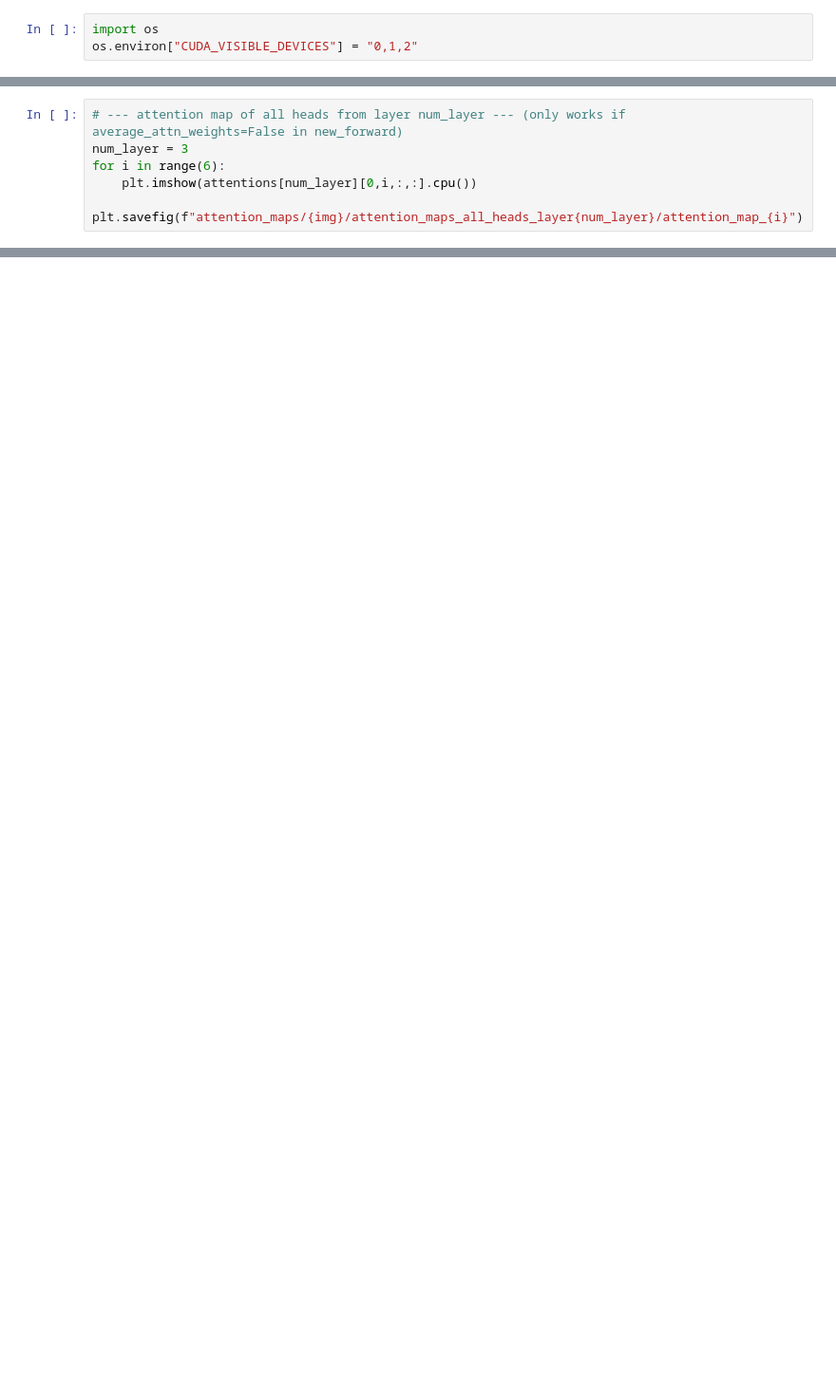
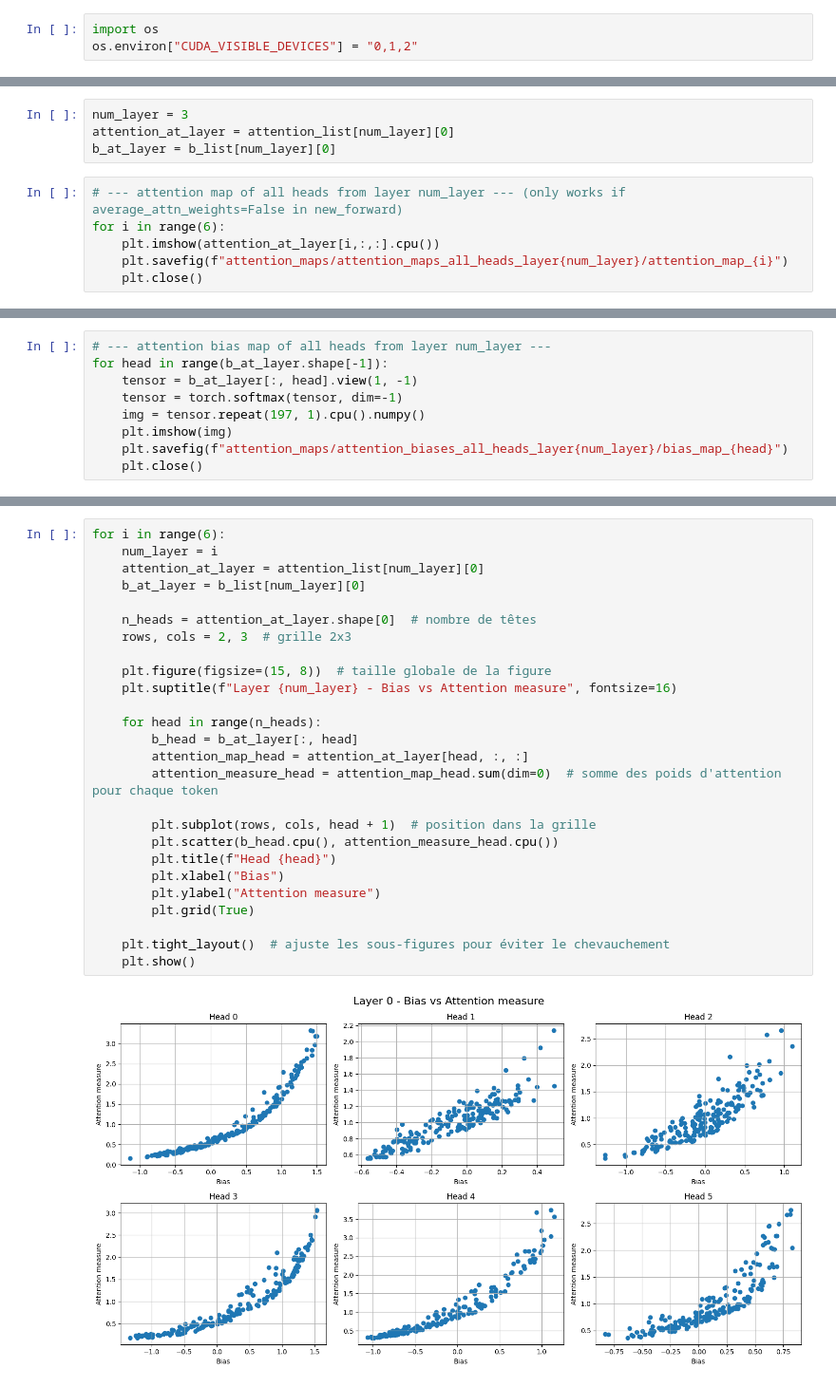
Before and after one commit to Carlosss543/attention-with-bias, a Jupyter notebook: inspect_model.ipynb, the cells around one changed output, grey strips where cells are left out. Shown at 95% size. Drawn from its saved outputs; the diff is of its cells as text; blank space fills up the shorter version.

```diff
--- a/inspect_model.ipynb
+++ b/inspect_model.ipynb
@@ -105,6 +109,10 @@ for i in range(6):
+# %%
+num_layer = 3
+attention_at_layer = attention_list[num_layer][0]
+b_at_layer = b_list[num_layer][0]
 # %%
 # --- attention map of all heads from layer num_layer --- (only works if average_attn_weights=False in new_forward)
-num_layer = 3
 for i in range(6):
-    plt.imshow(attentions[num_layer][0,i,:,:].cpu())
-    plt.savefig(f"attention_maps/{img}/attention_maps_all_heads_layer{num_layer}/attention_map_{i}")
+    plt.imshow(attention_at_layer[i,:,:].cpu())
+    plt.savefig(f"attention_maps/attention_maps_all_heads_layer{num_layer}/attention_map_{i}")
+    plt.close()
@@ -112,0 +119,9 @@ for i in range(6):
+# %%
+# --- attention bias map of all heads from layer num_layer ---
+for head in range(b_at_layer.shape[-1]):
+    tensor = b_at_layer[:, head].view(1, -1)
+    tensor = torch.softmax(tensor, dim=-1)
+    img = tensor.repeat(197, 1).cpu().numpy()
+    plt.imshow(img)
+    plt.savefig(f"attention_maps/attention_biases_all_heads_layer{num_layer}/bias_map_{head}")
+    plt.close()
@@ -112,0 +134,28 @@ for i in range(6):
+# %%
+for i in range(6):
+    num_layer = i
+    attention_at_layer = attention_list[num_layer][0]
+    b_at_layer = b_list[num_layer][0]
+
+    n_heads = attention_at_layer.shape[0]  # nombre de têtes
+    rows, cols = 2, 3  # grille 2x3
+
+    plt.figure(figsize=(15, 8))  # taille globale de la figure
+    plt.suptitle(f"Layer {num_layer} - Bias vs Attention measure", fontsize=16)
+
+    for head in range(n_heads):
+        b_head = b_at_layer[:, head]
+        attention_map_head = attention_at_layer[head, :, :]
+        attention_measure_head = attention_map_head.sum(dim=0)  # somme des poids d'attention pour chaque token
+
+        plt.subplot(rows, cols, head + 1)  # position dans la grille
+        plt.scatter(b_head.cpu(), attention_measure_head.cpu())
+        plt.title(f"Head {head}")
+        plt.xlabel("Bias")
+        plt.ylabel("Attention measure")
+        plt.grid(True)
+
+    plt.tight_layout()  # ajuste les sous-figures pour éviter le chevauchement
+    plt.show()
+# %% [output]
+[figure, added]
```
Also changed, not shown: parts of 20 cells of this notebook, 7 other files.
